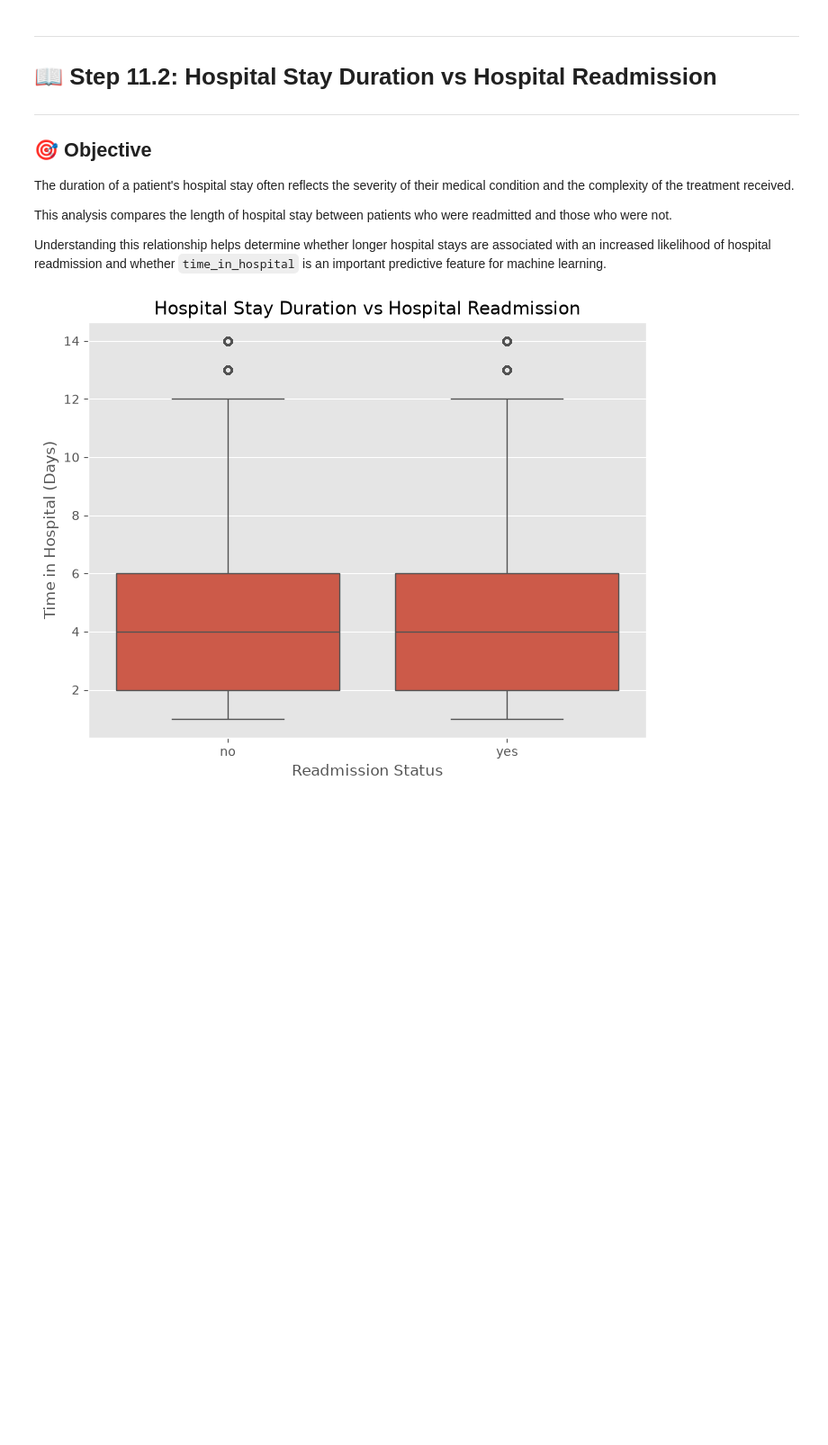
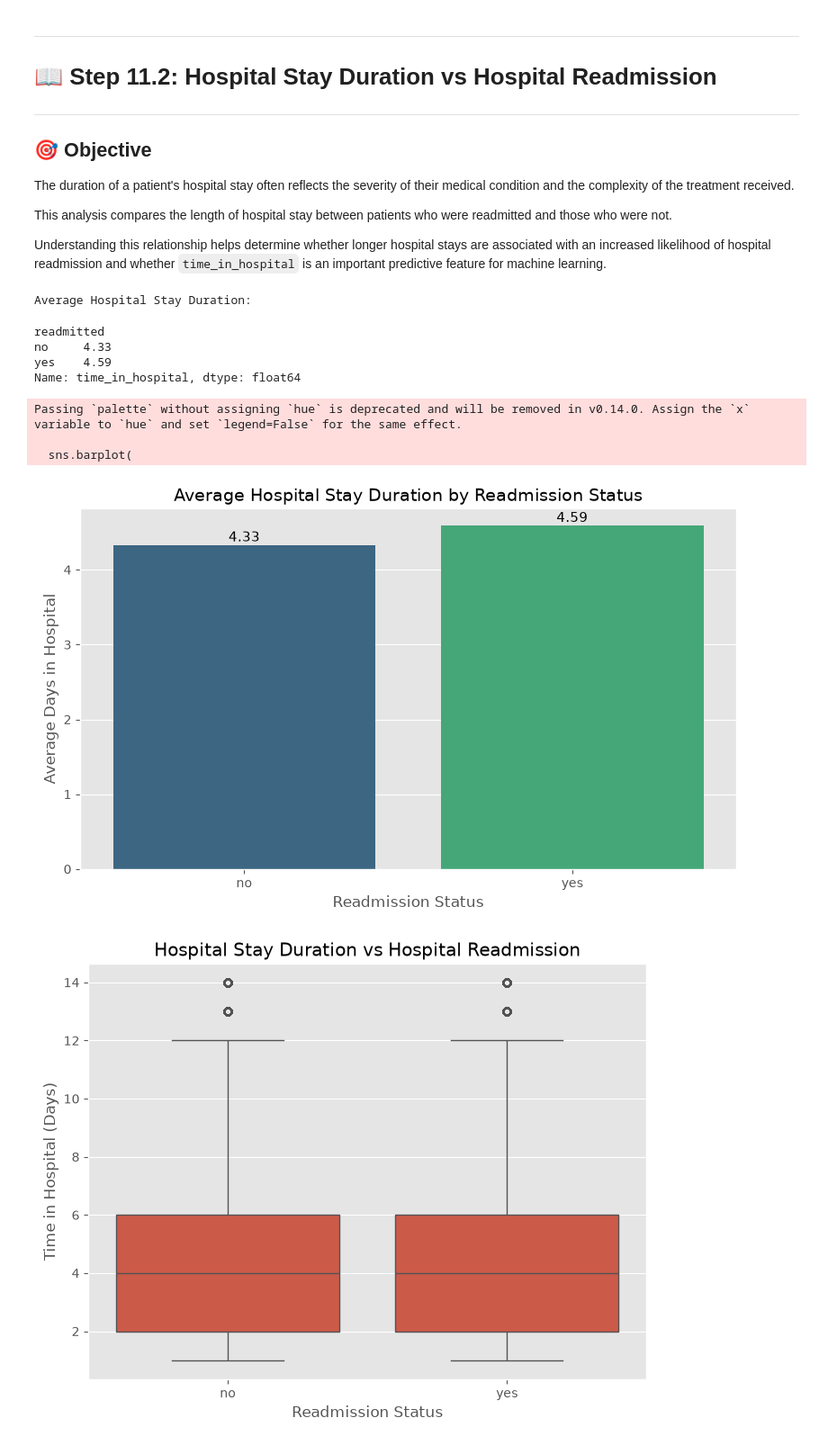
Before and after one commit to imket10/Hospital-Readmission-Prediction, a Jupyter notebook: notebooks/02_Exploratory_Data_Analysis.ipynb, the cells around one changed output. Shown at 90% size. Saved outputs shown, nothing was run; the diff lists cells and outputs as text; code cells hidden in the pictures; blank space fills up the shorter version.

```diff
--- a/notebooks/02_Exploratory_Data_Analysis.ipynb
+++ b/notebooks/02_Exploratory_Data_Analysis.ipynb
@@ -798,6 +825,54 @@ The duration of a patient's hospital stay often reflects the severity of their m
 This analysis compares the length of hospital stay between patients who were readmitted and those who were not.
 
 Understanding this relationship helps determine whether longer hospital stays are associated with an increased likelihood of hospital readmission and whether `time_in_hospital` is an important predictive feature for machine learning.
+# %%
+# Hospital Stay Duration vs Hospital Readmission
+
+# Calculate average hospital stay for each readmission class
+average_stay = (
+    df.groupby('readmitted')['time_in_hospital']
+      .mean()
+      .round(2)
+)
+
+print("Average Hospital Stay Duration:")
+display(average_stay)
+
+# Create visualization
+plt.figure(figsize=(8, 5))
+
+sns.barplot(
+    x=average_stay.index,
+    y=average_stay.values,
+    palette='viridis'
+)
+
+# Add value labels on bars
+for i, value in enumerate(average_stay.values):
+    plt.text(
+        i,
+        value + 0.05,
+        f"{value:.2f}",
+        ha='center',
+        fontsize=11
+    )
+
+plt.title("Average Hospital Stay Duration by Readmission Status", fontsize=14)
+plt.xlabel("Readmission Status", fontsize=12)
+plt.ylabel("Average Days in Hospital", fontsize=12)
+
+plt.tight_layout()
+plt.show()
+# %% [output]
+Average Hospital Stay Duration:
+readmitted
+no     4.33
+yes    4.59
+Name: time_in_hospital, dtype: float64
+Passing `palette` without assigning `hue` is deprecated and will be removed in v0.14.0. Assign the `x` variable to `hue` and set `legend=False` for the same effect.
+
+  sns.barplot(
+[figure, added]
 # %%
 # ============================================================
 # Hospital Stay Duration vs Hospital Readmission
```
Also changed, not shown: parts of 4 cells of this notebook.
